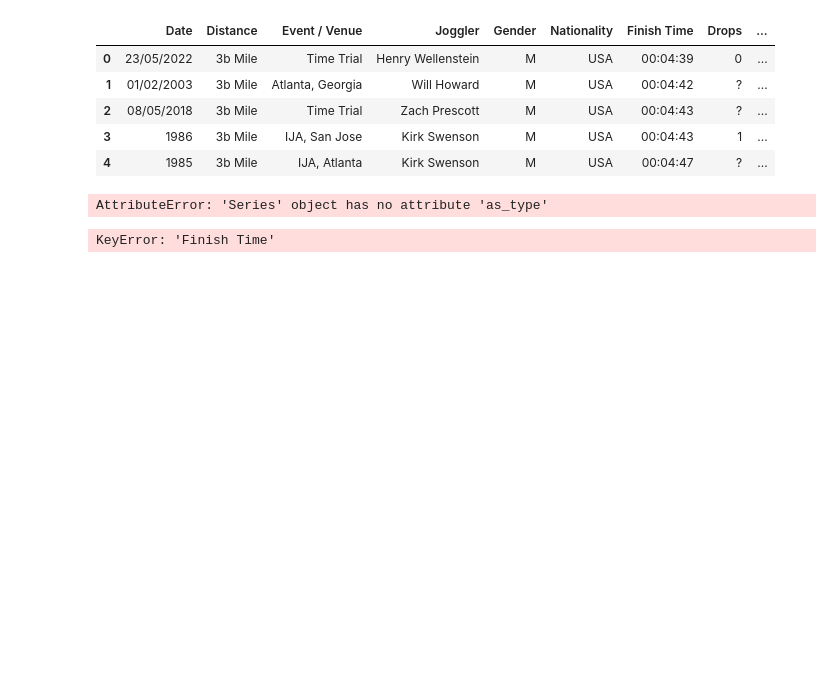
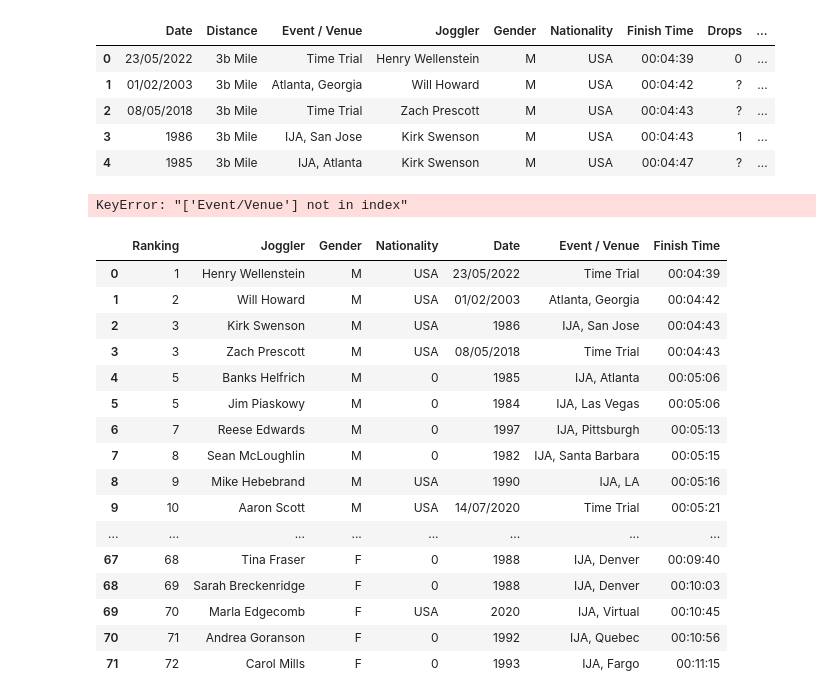
Before and after one commit to joggling-results/results, a Jupyter notebook: Analysis.ipynb, the cells around one changed output. Cells and saved outputs as stored; diff of their text form; code cells hidden in the pictures; blank space fills up the shorter version.

```diff
--- a/Analysis.ipynb
+++ b/Analysis.ipynb
@@ -1,5 +1,6 @@
 # %%
 import pandas as pd
+pd.options.display.max_rows = None
 # %%
 data = pd.read_csv('test_results.csv')
 data.head()
@@ -12,18 +13,35 @@ data.head()
 | 4 | 1985 | 3b Mile | IJA, Atlanta | Kirk Swenson | M | USA | 00:04:47 | ? | ... |
 # %%
 fastest_times = data[data['Distance']=='3b Mile'][['Joggler','Finish Time']].groupby(['Joggler']).min().reset_index()
-fastest_times['Ranking'] = fastest_times['Finish Time'].rank(method="dense")
-
-
-fastest_times[['Ranking','Joggler','Finish Time']].sort_values('Ranking').reset_index(drop=True)
+fastest_times = fastest_times.merge(data,how='left',left_on=['Joggler','Finish Time'],right_on=['Joggler','Finish Time'])
+fastest_times['Ranking'] = pd.to_numeric(fastest_times['Finish Time'].rank(method="dense")).astype(int)
+fastest_times = fastest_times[['Ranking','Joggler','Gender','Nationality','Date','Event/Venue','Finish Time']].sort_values('Ranking').reset_index(drop=True)
 # %% [output]
-AttributeError: 'Series' object has no attribute 'as_type'
+KeyError: "['Event/Venue'] not in index"
 # %%
 def all_time_list(distance):
-    fastest_times = data[data['Distance']==distance].groupby(['Joggler'])['Finish Time'].min().reset_index(drop=True)
-    fastest_times['Ranking'] = fastest_times['Finish Time'].rank(method="dense")
+    fastest_times = data[data['Distance']==distance][['Joggler','Finish Time']].groupby(['Joggler']).min().reset_index()
+    fastest_times = fastest_times.merge(data,how='left',left_on=['Joggler','Finish Time'],right_on=['Joggler','Finish Time'])
+    fastest_times['Ranking'] = pd.to_numeric(fastest_times['Finish Time'].rank(method="min")).astype(int)
+    fastest_times = fastest_times[['Ranking','Joggler','Gender','Nationality','Date','Event / Venue','Finish Time']].sort_values('Ranking').reset_index(drop=True)
     return fastest_times
 
 all_time_list('3b Mile')
 # %% [output]
-KeyError: 'Finish Time'
+|  | Ranking | Joggler | Gender | Nationality | Date | Event / Venue | Finish Time |
+| 0 | 1 | Henry Wellenstein | M | USA | 23/05/2022 | Time Trial | 00:04:39 |
+| 1 | 2 | Will Howard | M | USA | 01/02/2003 | Atlanta, Georgia | 00:04:42 |
+| 2 | 3 | Kirk Swenson | M | USA | 1986 | IJA, San Jose | 00:04:43 |
+| 3 | 3 | Zach Prescott | M | USA | 08/05/2018 | Time Trial | 00:04:43 |
+| 4 | 5 | Banks Helfrich | M | 0 | 1985 | IJA, Atlanta | 00:05:06 |
+| 5 | 5 | Jim Piaskowy | M | 0 | 1984 | IJA, Las Vegas | 00:05:06 |
+| 6 | 7 | Reese Edwards | M | 0 | 1997 | IJA, Pittsburgh | 00:05:13 |
+| 7 | 8 | Sean McLoughlin | M | 0 | 1982 | IJA, Santa Barbara | 00:05:15 |
+| 8 | 9 | Mike Hebebrand | M | USA | 1990 | IJA, LA | 00:05:16 |
+| 9 | 10 | Aaron Scott | M | USA | 14/07/2020 | Time Trial | 00:05:21 |
+| ... | ... | ... | ... | ... | ... | ... | ... |
+| 67 | 68 | Tina Fraser | F | 0 | 1988 | IJA, Denver | 00:09:40 |
+| 68 | 69 | Sarah Breckenridge | F | 0 | 1988 | IJA, Denver | 00:10:03 |
+| 69 | 70 | Marla Edgecomb | F | USA | 2020 | IJA, Virtual | 00:10:45 |
+| 70 | 71 | Andrea Goranson | F | 0 | 1992 | IJA, Quebec | 00:10:56 |
+| 71 | 72 | Carol Mills | F | 0 | 1993 | IJA, Fargo | 00:11:15 |
```
Also changed, not shown: 1 other file.
